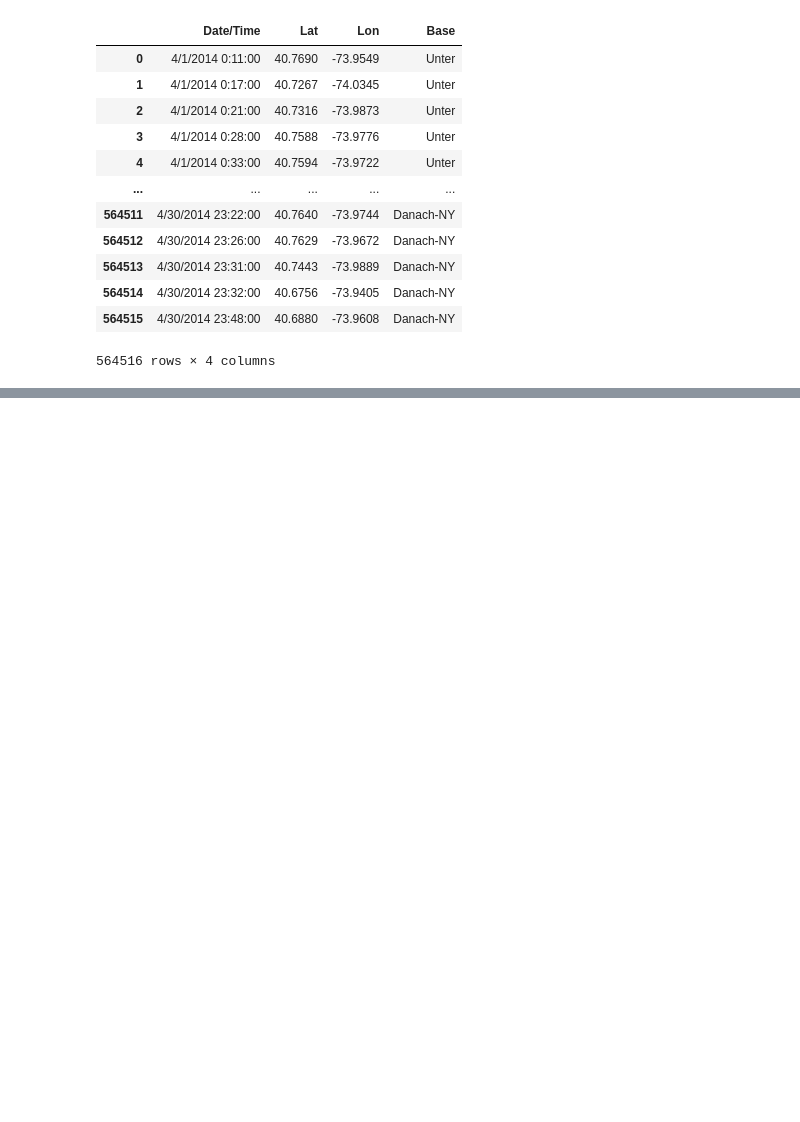
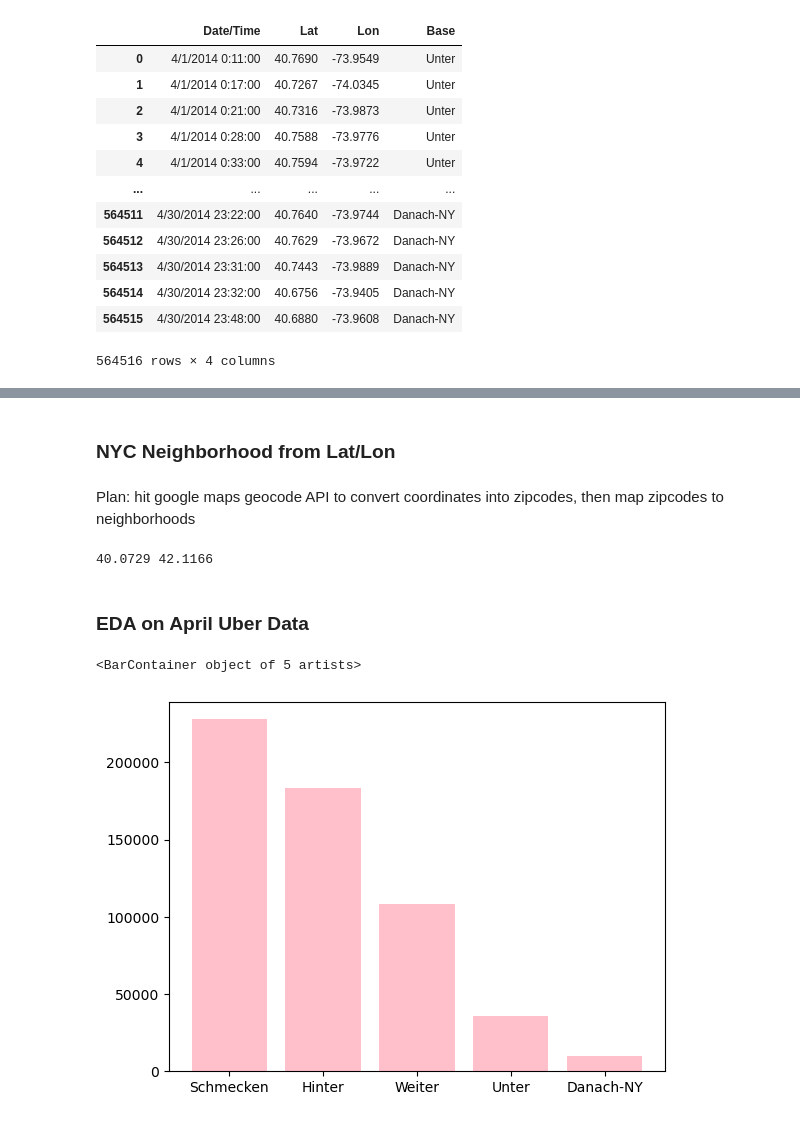
Before and after one commit to hyounce/NYC-transportation, a Jupyter notebook: uber/uber_eda.ipynb, the cells around one changed output, grey strips where cells are left out. Drawn from its saved outputs; the diff is of its cells as text; code cells hidden in the pictures; blank space fills up the shorter version.

Commit message:
Add basic eda of April Uber data

```diff
--- a/uber/uber_eda.ipynb
+++ b/uber/uber_eda.ipynb
@@ -90,0 +90,10 @@ uber_apr14
+# %% [markdown]
+### NYC Neighborhood from Lat/Lon
+# %% [markdown]
+Plan: hit google maps geocode API to convert coordinates into zipcodes, then map zipcodes to neighborhoods
+# %%
+min_lat = min(uber_apr14['Lat'])
+max_lat = max(uber_apr14['Lat'])
+print(min_lat, max_lat)
+# %% [output]
+40.0729 42.1166
@@ -90,0 +104,8 @@ uber_apr14
+# %% [markdown]
+### EDA on April Uber Data
+# %%
+base_df = uber_apr14['Base'].value_counts().to_frame().reset_index()
+plt.bar(base_df['Base'], base_df['count'], color = "pink")
+# %% [output]
+<BarContainer object of 5 artists>
+[figure, added]
```
Also changed, not shown: parts of 5 cells of this notebook.
